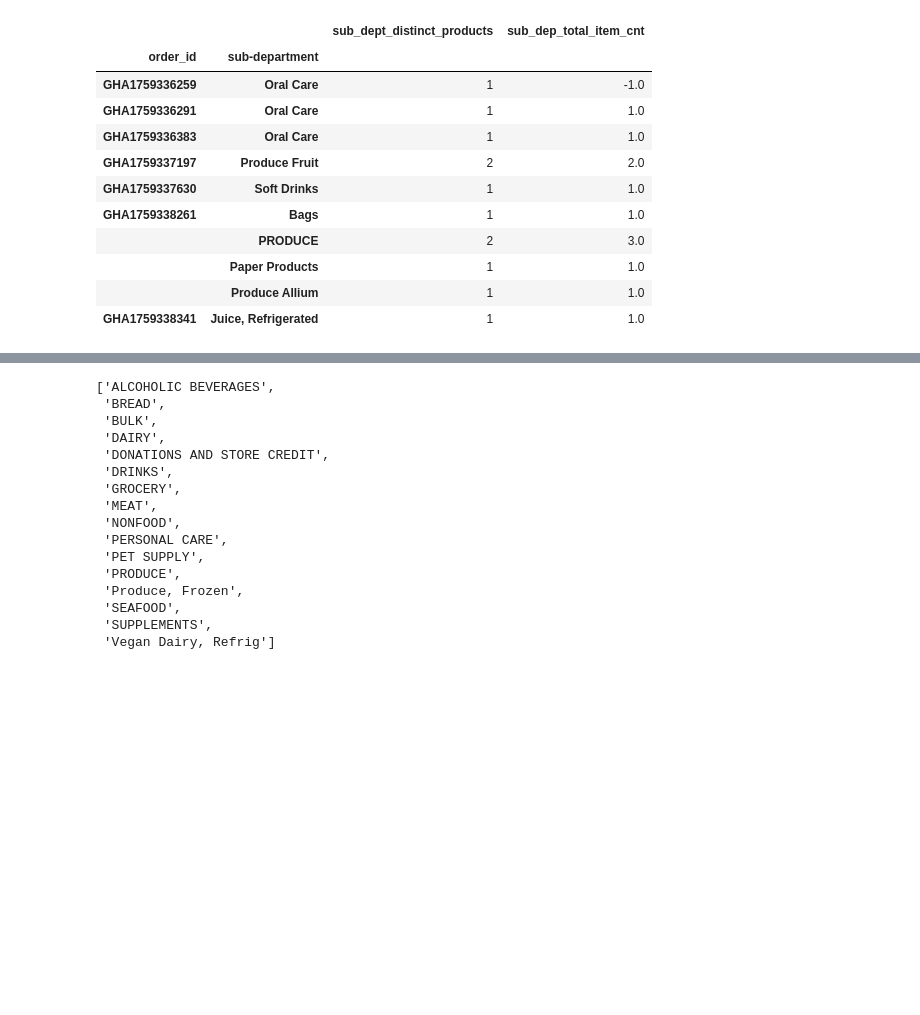
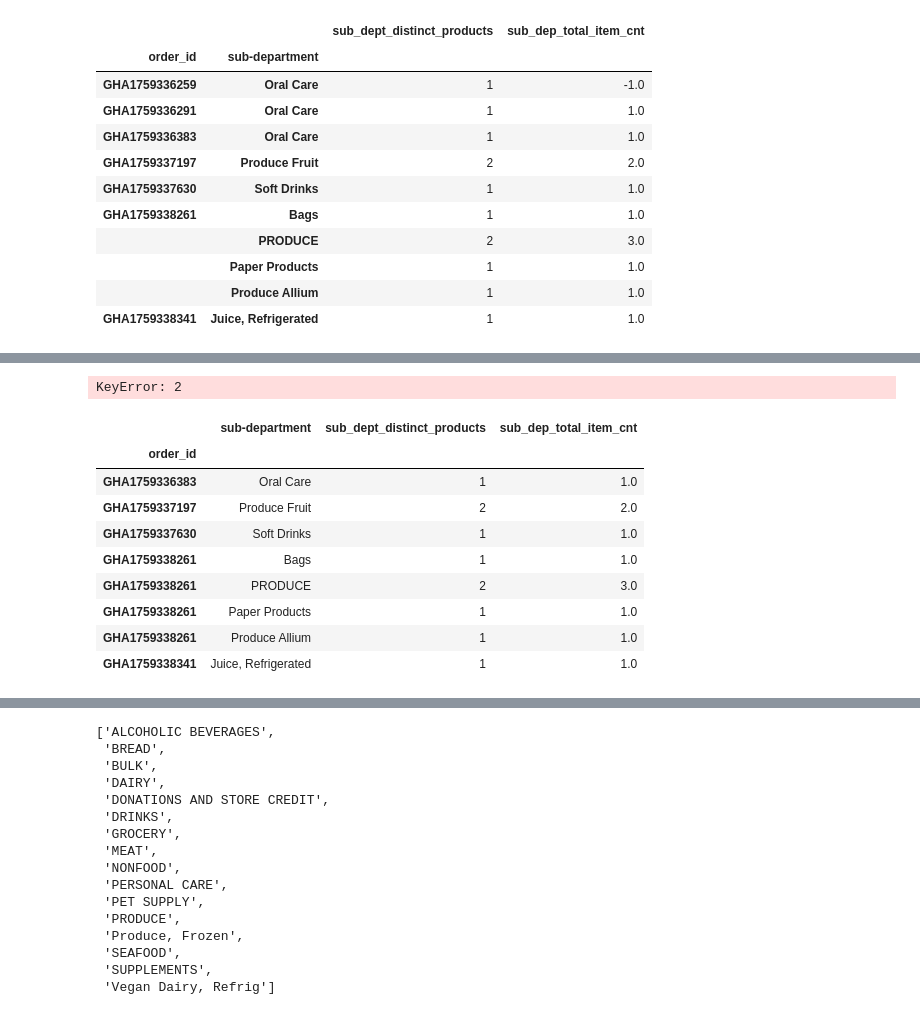
Before and after one commit to calleja/merchAnalysis, a Jupyter notebook: cart_analysis/cart_analysis.ipynb, the cells around one changed output, grey strips where cells are left out. Saved outputs shown, nothing was run; the diff lists cells and outputs as text; code cells hidden in the pictures; blank space fills up the shorter version.

```diff
--- a/cart_analysis/cart_analysis.ipynb
+++ b/cart_analysis/cart_analysis.ipynb
@@ -249,0 +231,3 @@ sub_data.head(10)
+# %%
+test = sub_data.iloc[2:9,:]
+test.head(-3)
@@ -249,0 +241,15 @@ sub_data.head(10)
+# %%
+df_m = test.to_dict(orient='index')
+display(df_m)
+
+def process_row(k,v):
+    new_dict = {k[0]:{k[1]:v}}
+    return new_dict
+
+lista = list()
+for k,v in df_m.items():
+    lista.append(process_row(k,v))
+
+display(lista)
+
+#make a dataframe out of this, then use a kind of groupby to append dictionaries, then conduct some analysis
@@ -249,0 +285,18 @@ sub_data.head(10)
+# %%
+df_m[2]
+# %% [output]
+KeyError: 2
+# %%
+assert(df_m.shape[0] == test.index.nunique())
+assert(len(df_m.loc[df['order_id'] == 'GHA1759338261','data'])==4)
+# %% [output]
+|  | sub-department | sub_dept_distinct_products | sub_dep_total_item_cnt |
+| order_id |  |  |  |
+| GHA1759336383 | Oral Care | 1 | 1.0 |
+| GHA1759337197 | Produce Fruit | 2 | 2.0 |
+| GHA1759337630 | Soft Drinks | 1 | 1.0 |
+| GHA1759338261 | Bags | 1 | 1.0 |
+| GHA1759338261 | PRODUCE | 2 | 3.0 |
+| GHA1759338261 | Paper Products | 1 | 1.0 |
+| GHA1759338261 | Produce Allium | 1 | 1.0 |
+| GHA1759338341 | Juice, Refrigerated | 1 | 1.0 |
```
Also changed, not shown: parts of 7 cells of this notebook.
